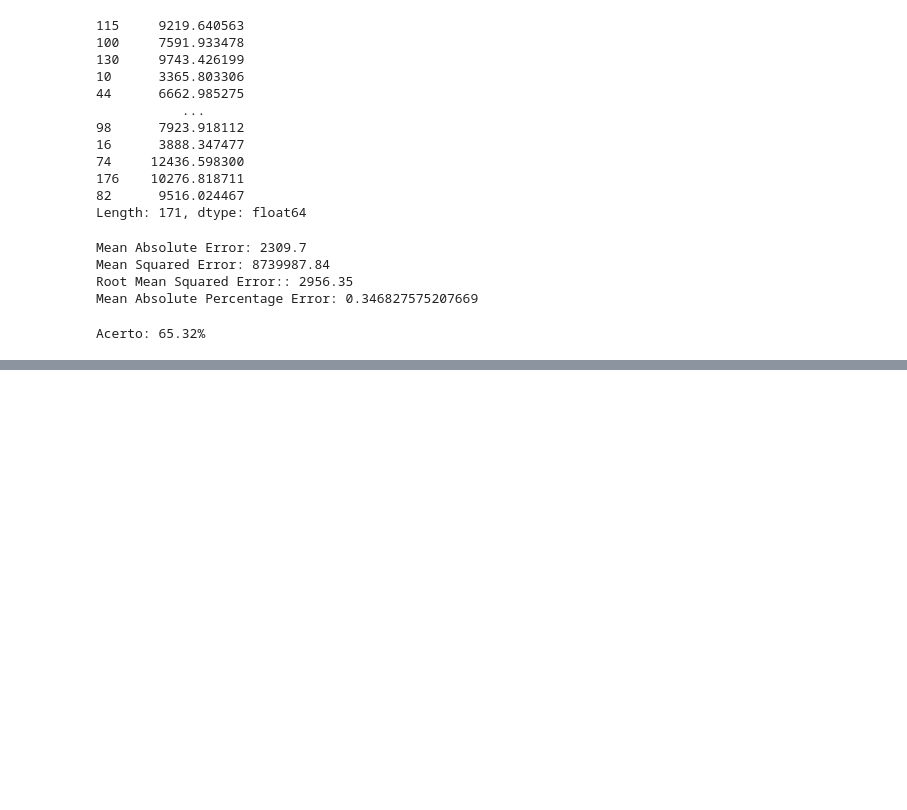
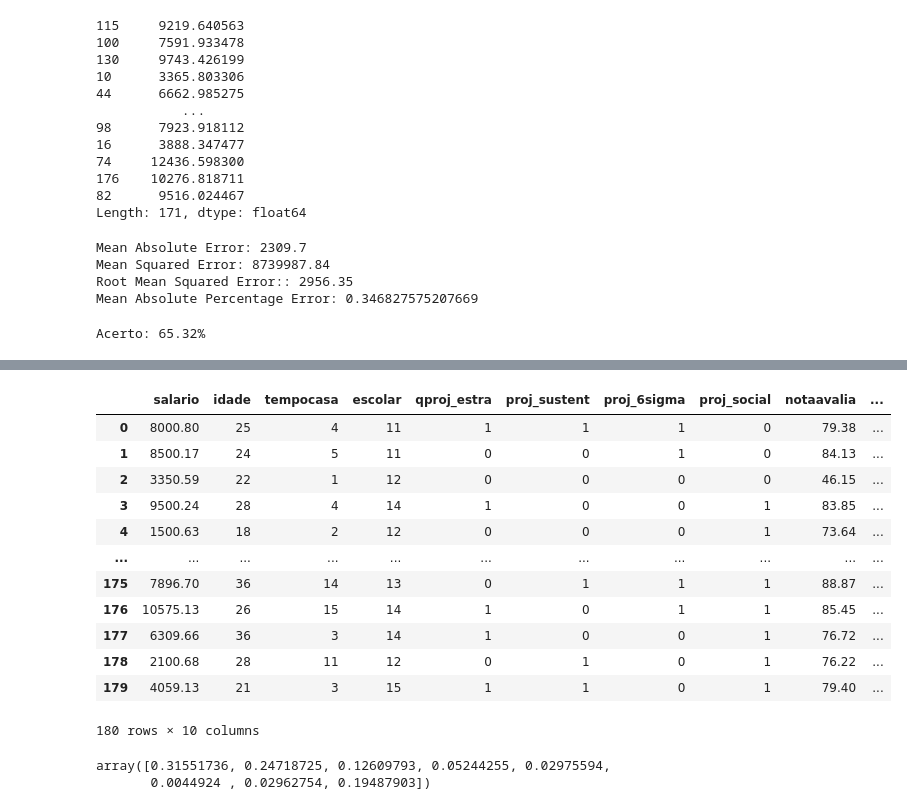
Before and after one commit to ghedin-alison/conceitos_ia, a Jupyter notebook: trabalho/analise_salario.ipynb, the cells around one changed output, grey strips where cells are left out. Cells and saved outputs as stored; diff of their text form; code cells hidden in the pictures; blank space fills up the shorter version.

```diff
--- a/trabalho/analise_salario.ipynb
+++ b/trabalho/analise_salario.ipynb
@@ -833,0 +875,16 @@ Acerto: 65.32%
+# %%
+salarios
+# %% [output]
+|  | salario | idade | tempocasa | escolar | qproj_estra | proj_sustent | proj_6sigma | proj_social | notaavalia | ... |
+| 0 | 8000.80 | 25 | 4 | 11 | 1 | 1 | 1 | 0 | 79.38 | ... |
+| 1 | 8500.17 | 24 | 5 | 11 | 0 | 0 | 1 | 0 | 84.13 | ... |
+| 2 | 3350.59 | 22 | 1 | 12 | 0 | 0 | 0 | 0 | 46.15 | ... |
+| 3 | 9500.24 | 28 | 4 | 14 | 1 | 0 | 0 | 1 | 83.85 | ... |
+| 4 | 1500.63 | 18 | 2 | 12 | 0 | 0 | 0 | 1 | 73.64 | ... |
+| ... | ... | ... | ... | ... | ... | ... | ... | ... | ... | ... |
+| 175 | 7896.70 | 36 | 14 | 13 | 0 | 1 | 1 | 1 | 88.87 | ... |
+| 176 | 10575.13 | 26 | 15 | 14 | 1 | 0 | 1 | 1 | 85.45 | ... |
+| 177 | 6309.66 | 36 | 3 | 14 | 1 | 0 | 0 | 1 | 76.72 | ... |
+| 178 | 2100.68 | 28 | 11 | 12 | 0 | 1 | 0 | 1 | 76.22 | ... |
+| 179 | 4059.13 | 21 | 3 | 15 | 1 | 1 | 0 | 1 | 79.40 | ... |
+180 rows × 10 columns
@@ -833,0 +900,6 @@ Acerto: 65.32%
+# %%
+# Verificando as features mais importantes para o modelo treinado:
+classif.feature_importances_
+# %% [output]
+array([0.31551736, 0.24718725, 0.12609793, 0.05244255, 0.02975594,
+       0.0044924 , 0.02962754, 0.19487903])
```
Also changed, not shown: parts of 23 cells of this notebook.
